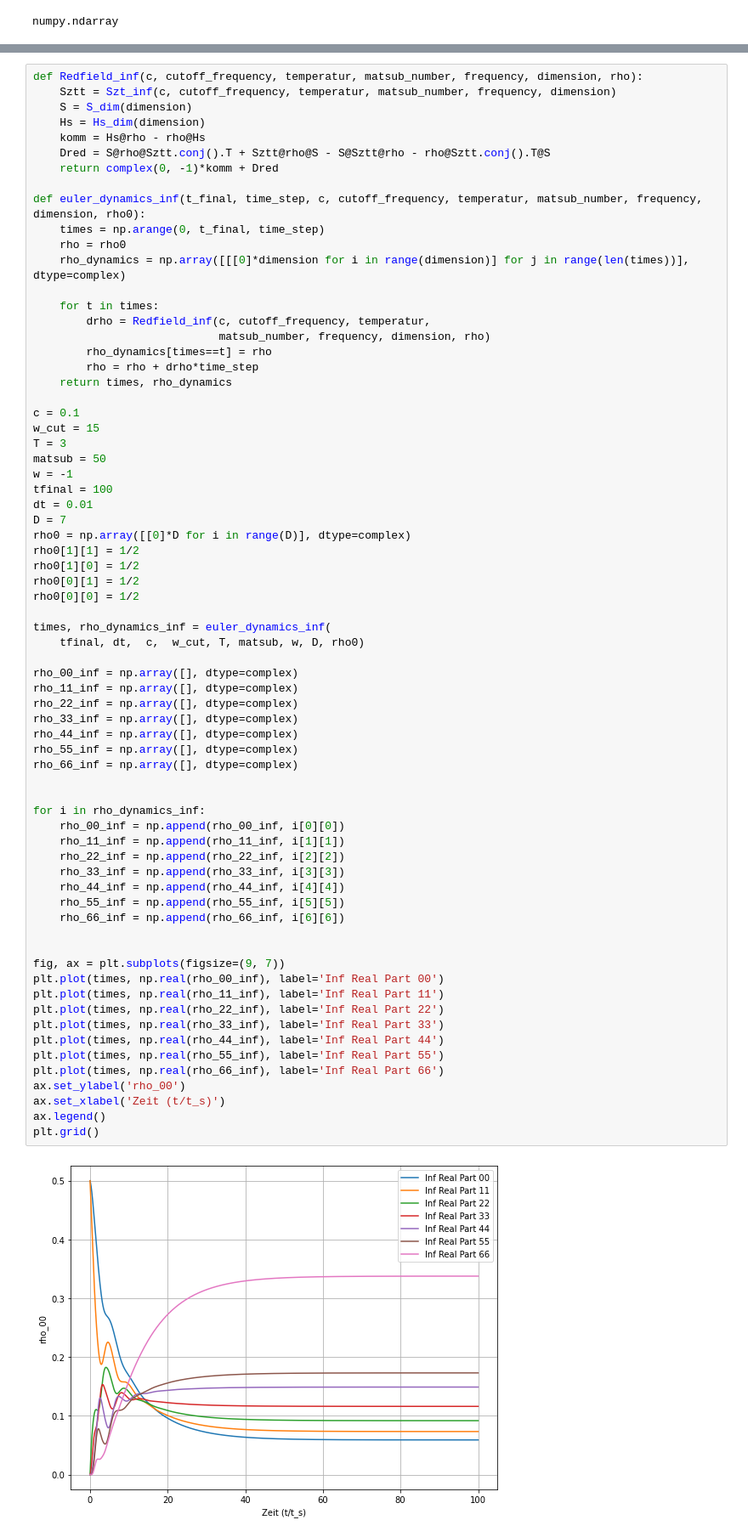
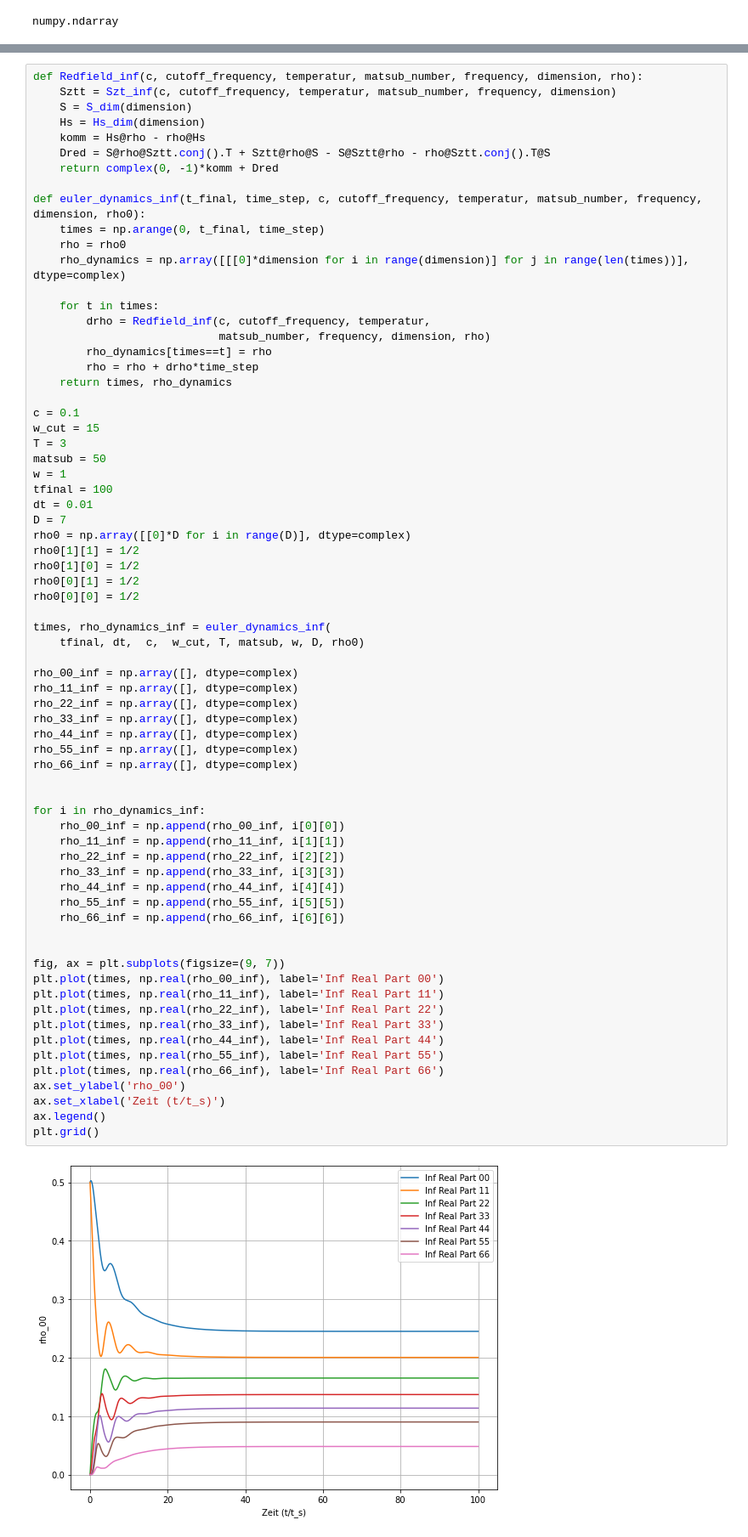
Before and after one commit to J4NM4/OffeneQuantenSysteme, a Jupyter notebook: Bachelor Arbeit/Redfield.ipynb, the cells around one changed output, grey strips where cells are left out. Shown: that part at 85% size. Drawn from its saved outputs; the diff is of its cells as text.

```diff
--- a/Bachelor Arbeit/Redfield.ipynb
+++ b/Bachelor Arbeit/Redfield.ipynb
@@ -295,7 +295,7 @@ c = 0.1
 w_cut = 15
 T = 3
 matsub = 50
-w = -1
+w = 1
 tfinal = 100
 dt = 0.01
 D = 7
@@ -313,34 +313,34 @@ rho_11_inf = np.array([], dtype=complex)
 rho_22_inf = np.array([], dtype=complex)
 rho_33_inf = np.array([], dtype=complex)
 rho_44_inf = np.array([], dtype=complex)
 rho_55_inf = np.array([], dtype=complex)
 rho_66_inf = np.array([], dtype=complex)
 
 
 for i in rho_dynamics_inf:
     rho_00_inf = np.append(rho_00_inf, i[0][0])
     rho_11_inf = np.append(rho_11_inf, i[1][1])
     rho_22_inf = np.append(rho_22_inf, i[2][2])
     rho_33_inf = np.append(rho_33_inf, i[3][3])
     rho_44_inf = np.append(rho_44_inf, i[4][4])
     rho_55_inf = np.append(rho_55_inf, i[5][5])
     rho_66_inf = np.append(rho_66_inf, i[6][6])
 
 
 fig, ax = plt.subplots(figsize=(9, 7))
 plt.plot(times, np.real(rho_00_inf), label='Inf Real Part 00')
 plt.plot(times, np.real(rho_11_inf), label='Inf Real Part 11')
 plt.plot(times, np.real(rho_22_inf), label='Inf Real Part 22')
 plt.plot(times, np.real(rho_33_inf), label='Inf Real Part 33')
 plt.plot(times, np.real(rho_44_inf), label='Inf Real Part 44')
 plt.plot(times, np.real(rho_55_inf), label='Inf Real Part 55')
 plt.plot(times, np.real(rho_66_inf), label='Inf Real Part 66')
 ax.set_ylabel('rho_00')
 ax.set_xlabel('Zeit (t/t_s)')
 ax.legend()
 plt.grid()
 # %% [output]
-[figure, old version]
+[figure, new version]
 # %%
 """
 Odeint zum lösen anstatt euler verfahren
```
Also changed, not shown: parts of 1 cell of this notebook.
